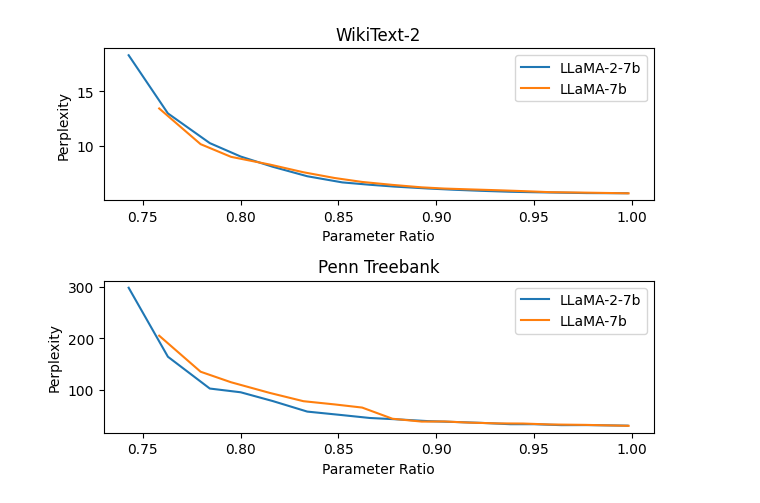
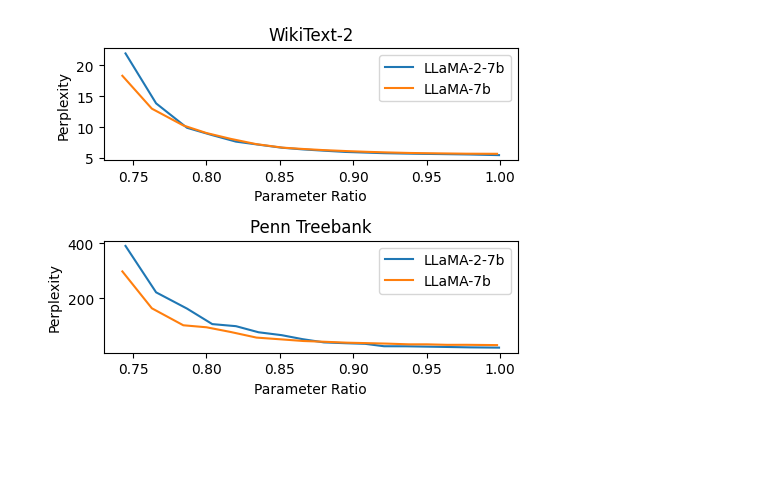
Before and after one commit to hahnyuan/ASVD4LLM, a Jupyter notebook: experiments/ppl_plot.ipynb, the cells around one changed output. Saved outputs shown, nothing was run; the diff lists cells and outputs as text; code cells hidden in the pictures; blank space fills up the shorter version.

```diff
--- a/experiments/ppl_plot.ipynb
+++ b/experiments/ppl_plot.ipynb
@@ -4,9 +4,9 @@ import numpy as np
 # %%
 path="../output/facebook_opt-125m/enum_aTrue_s1_abs_mean_0.5.json"
 path="../output/meta-llama_Llama-2-7b-hf/enum_aTrue_s1_abs_mean_0.5.json"
-path="../output/huggyllama_llama-7b/enum_aTrue_s1_abs_mean_0.5.json"
+path="../output/meta-llama_Llama-2-7b-hf/enum_aTrue_s1_abs_mean_0.5_32_wikitext2.json"
 
-fig, (ax,ax2) = plt.subplots(2,1)
+fig, (ax,ax2) = plt.subplots(2,1, figsize=(5,4))
 
 param_ratios=[]
 wiki_ppls=[]
@@ -39,31 +39,31 @@ with open(path, 'r') as f:
     for l in f.readlines():
         if l[0] == '{':
             r=eval(l)
             wiki_ppls.append(r['wikitext2'])
             ptb_ppls.append(r['ptb'])
         else:
             ratio=l.strip().split("=")[-1]
             param_ratios.append(float(ratio))
 mask=np.array(param_ratios)>0.74
 param_ratios=np.array(param_ratios)[mask]
 wiki_ppls=np.array(wiki_ppls)[mask]
 ptb_ppls=np.array(ptb_ppls)[mask]
 
 ax.plot(param_ratios, wiki_ppls, label='LLaMA-7b')
 ax2.plot(param_ratios, ptb_ppls, label='LLaMA-7b')
 
 ax.set_xlabel('Parameter Ratio')
 ax.set_ylabel('Perplexity')
 ax.legend()
 ax.title.set_text('WikiText-2')
 ax2.set_xlabel('Parameter Ratio')
 ax2.set_ylabel('Perplexity')
 ax2.legend()
 ax2.title.set_text('Penn Treebank')
 
 plt.tight_layout()
 plt.savefig('../plots/ppl_plot.pdf', bbox_inches='tight')
 
 # plt.show()
 # %% [output]
-[figure, old version]
+[figure, new version]
```
Also changed, not shown: 4 other files.
